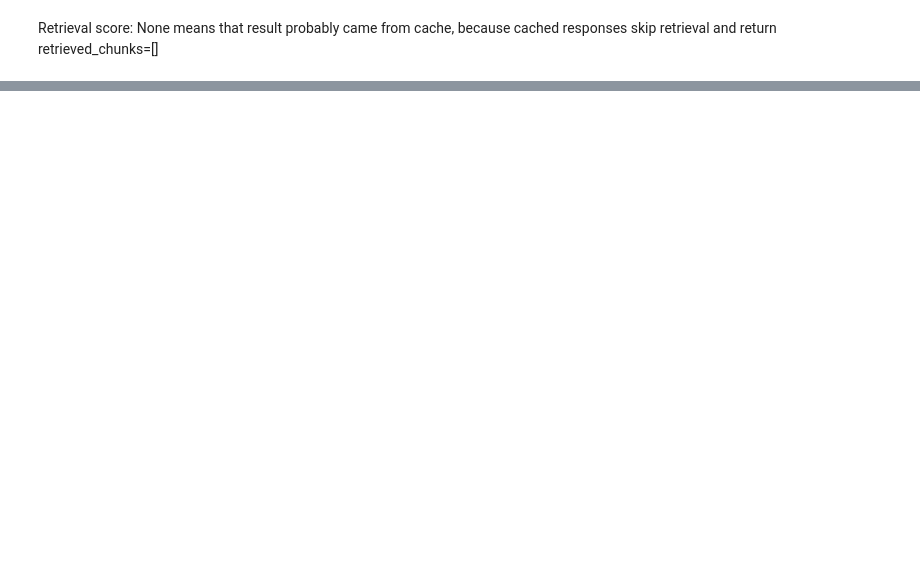
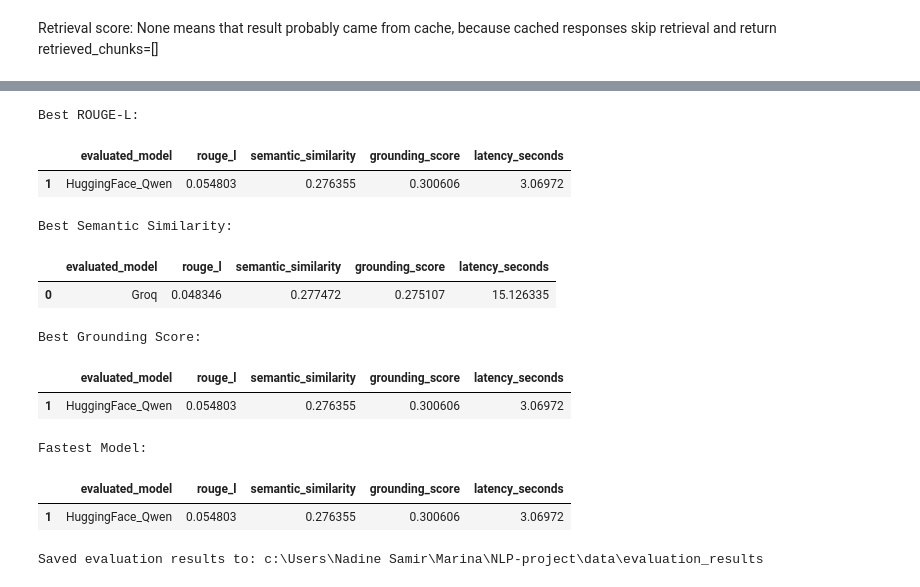
Before and after one commit to MariaEskaros/NLP-project, a Jupyter notebook: notebooks/MS3_RAG.ipynb, the cells around one changed output, grey strips where cells are left out. Cells and saved outputs as stored; diff of their text form; code cells hidden in the pictures; blank space fills up the shorter version.

```diff
--- a/notebooks/MS3_RAG.ipynb
+++ b/notebooks/MS3_RAG.ipynb
@@ -848,0 +1068,50 @@ print("Retrieval score:", result.get("retrieval_score"))
+# %%
+print("Best ROUGE-L:")
+display(model_summary.loc[[model_summary["rouge_l"].idxmax()]])
+
+print("Best Semantic Similarity:")
+display(model_summary.loc[[model_summary["semantic_similarity"].idxmax()]])
+
+print("Best Grounding Score:")
+display(model_summary.loc[[model_summary["grounding_score"].idxmax()]])
+
+print("Fastest Model:")
+display(model_summary.loc[[model_summary["latency_seconds"].idxmin()]])
+# %% [output]
+Best ROUGE-L:
+|  | evaluated_model | rouge_l | semantic_similarity | grounding_score | latency_seconds |
+| 1 | HuggingFace_Qwen | 0.054803 | 0.276355 | 0.300606 | 3.06972 |
+Best Semantic Similarity:
+|  | evaluated_model | rouge_l | semantic_similarity | grounding_score | latency_seconds |
+| 0 | Groq | 0.048346 | 0.277472 | 0.275107 | 15.126335 |
+Best Grounding Score:
+|  | evaluated_model | rouge_l | semantic_similarity | grounding_score | latency_seconds |
+| 1 | HuggingFace_Qwen | 0.054803 | 0.276355 | 0.300606 | 3.06972 |
+Fastest Model:
+|  | evaluated_model | rouge_l | semantic_similarity | grounding_score | latency_seconds |
+| 1 | HuggingFace_Qwen | 0.054803 | 0.276355 | 0.300606 | 3.06972 |
+# %%
+EVAL_OUTPUT_DIR = PROJECT_ROOT / "data" / "evaluation_results"
+EVAL_OUTPUT_DIR.mkdir(parents=True, exist_ok=True)
+
+df_eval.to_csv(
+    EVAL_OUTPUT_DIR / "all_model_rag_evaluation_results.csv",
+    index=False,
+    encoding="utf-8-sig"
+)
+
+model_summary.to_csv(
+    EVAL_OUTPUT_DIR / "model_comparison_summary.csv",
+    index=False,
+    encoding="utf-8-sig"
+)
+
+file_summary.to_csv(
+    EVAL_OUTPUT_DIR / "model_comparison_by_file.csv",
+    index=False,
+    encoding="utf-8-sig"
+)
+
+print("Saved evaluation results to:", EVAL_OUTPUT_DIR)
+# %% [output]
+Saved evaluation results to: c:\Users\Nadine Samir\Marina\NLP-project\data\evaluation_results
```
Also changed, not shown: parts of 28 cells of this notebook, 5 other files.
